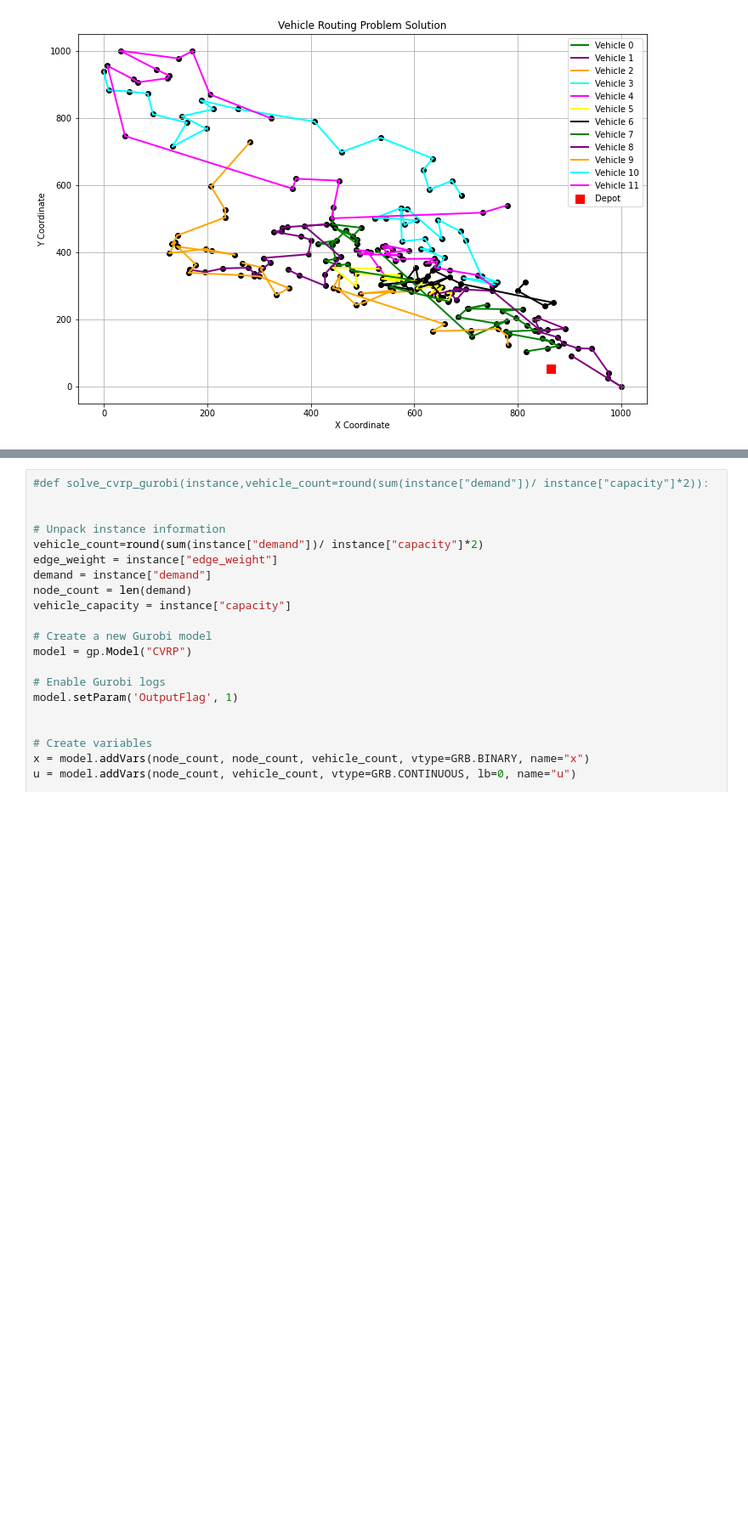
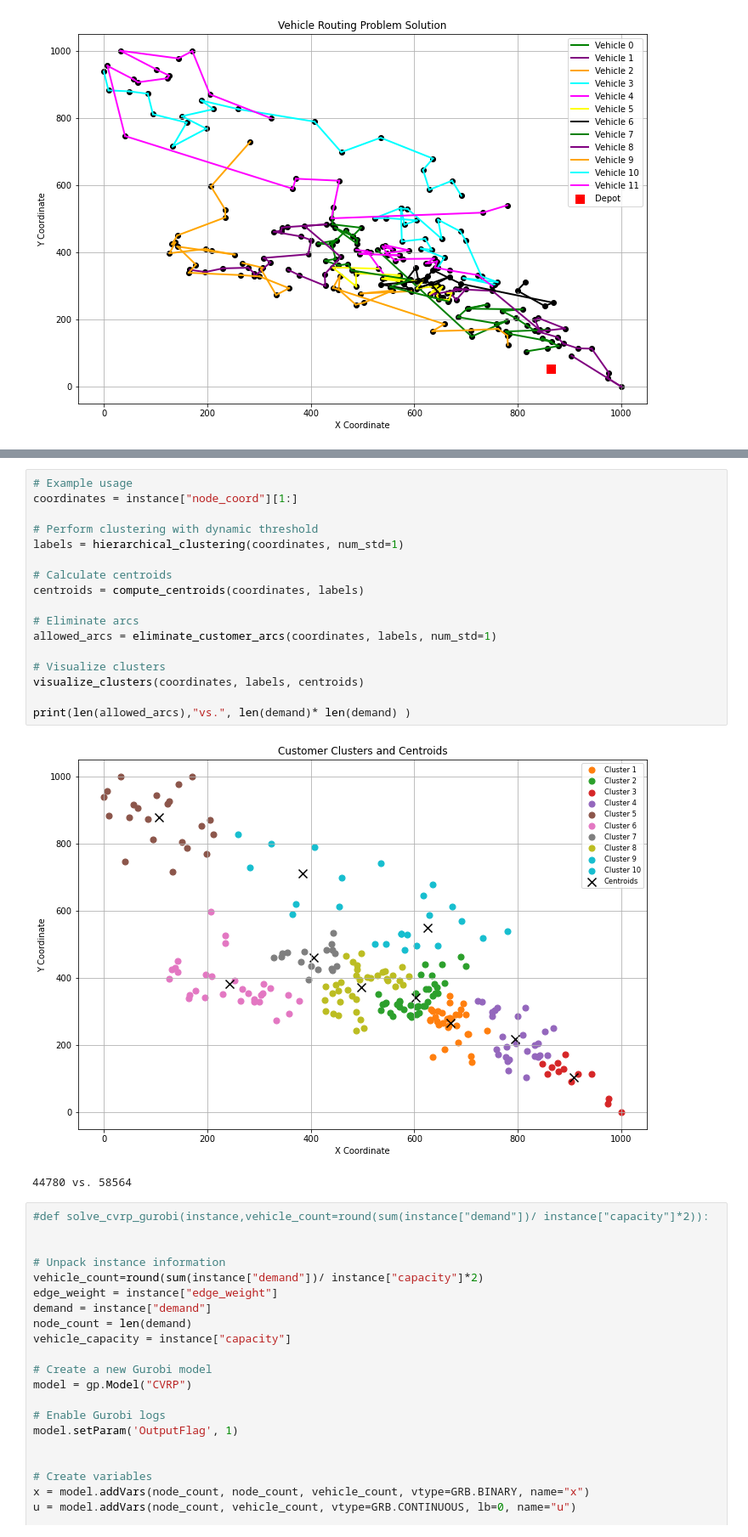
Before and after one commit to cevateness/CVRP-Heuristics-Lab, a Jupyter notebook: heuristics_solver_cvrp.ipynb, the cells around one changed output, grey strips where cells are left out. Shown at 85% size. Drawn from its saved outputs; the diff is of its cells as text; blank space fills up the shorter version.

```diff
--- a/heuristics_solver_cvrp.ipynb
+++ b/heuristics_solver_cvrp.ipynb
@@ -228,3 +233,23 @@ Allowed arcs based on distance threshold (791.3252829807409):
+# %%
+# Example usage
+coordinates = instance["node_coord"][1:]
+
+# Perform clustering with dynamic threshold
+labels = hierarchical_clustering(coordinates, num_std=1)
+
+# Calculate centroids
+centroids = compute_centroids(coordinates, labels)
+
+# Eliminate arcs
+allowed_arcs = eliminate_customer_arcs(coordinates, labels, num_std=1)
+
+# Visualize clusters
+visualize_clusters(coordinates, labels, centroids)
+
+print(len(allowed_arcs),"vs.", len(demand)* len(demand) )
+# %% [output]
+[figure, added]
+44780 vs. 58564
 # %%
 #def solve_cvrp_gurobi(instance,vehicle_count=round(sum(instance["demand"])/ instance["capacity"]*2)):
 
```
Also changed, not shown: parts of 1 cell of this notebook.
